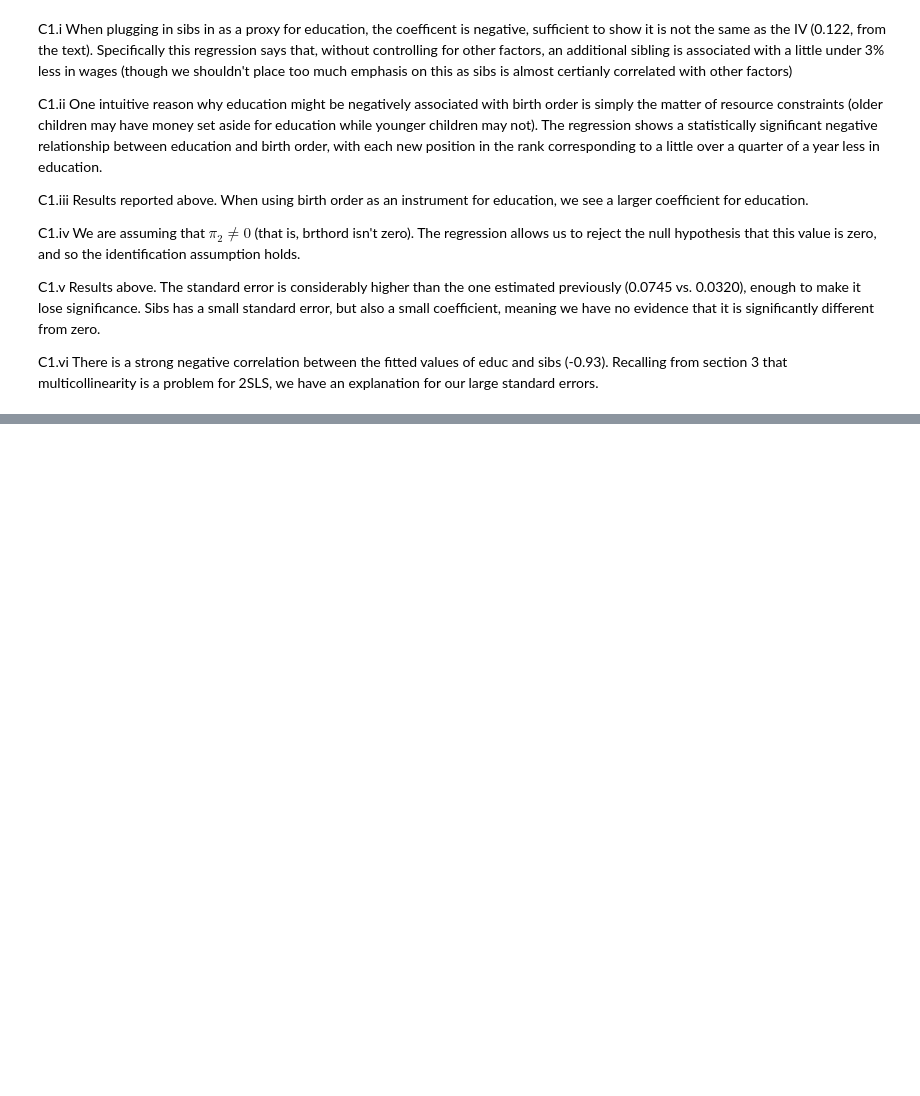
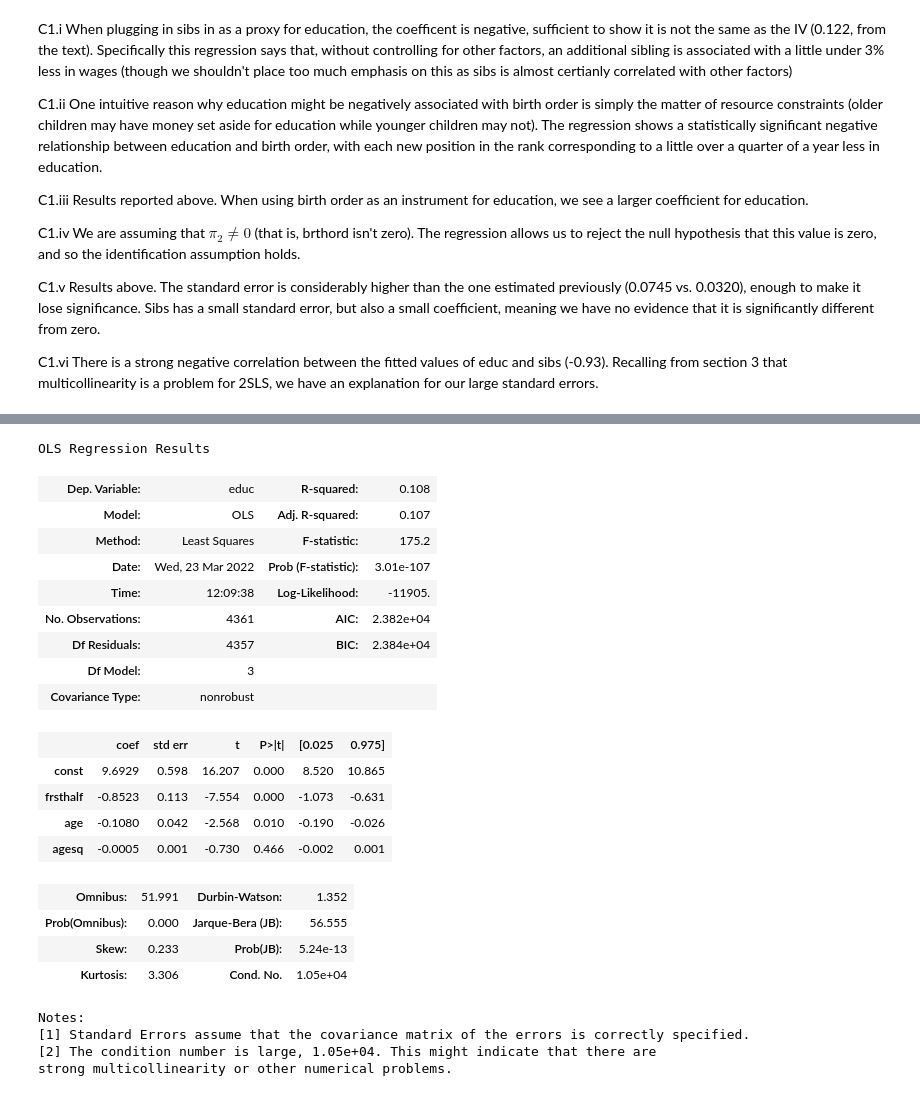
Before and after one commit to systemchalk/wooldridge_workbook, a Jupyter notebook: ch15.ipynb, the cells around one changed output, grey strips where cells are left out. Cells and saved outputs as stored; diff of their text form; code cells hidden in the pictures; blank space fills up the shorter version.

```diff
--- a/ch15.ipynb
+++ b/ch15.ipynb
@@ -145,0 +176,28 @@ C1.vi There is a strong negative correlation between the fitted values of educ a
+# %%
+X = sm.add_constant(fertil2[["frsthalf", "age", "agesq"]])
+model = sm.OLS(fertil2.educ, X, missing="drop").fit()
+model.summary()
+# %% [output]
+OLS Regression Results
+| Dep. Variable: | educ | R-squared: | 0.108 |
+| Model: | OLS | Adj. R-squared: | 0.107 |
+| Method: | Least Squares | F-statistic: | 175.2 |
+| Date: | Wed, 23 Mar 2022 | Prob (F-statistic): | 3.01e-107 |
+| Time: | 12:09:38 | Log-Likelihood: | -11905. |
+| No. Observations: | 4361 | AIC: | 2.382e+04 |
+| Df Residuals: | 4357 | BIC: | 2.384e+04 |
+| Df Model: | 3 |  |  |
+| Covariance Type: | nonrobust |  |  |
+|  | coef | std err | t | P>|t| | [0.025 | 0.975] |
+| const | 9.6929 | 0.598 | 16.207 | 0.000 | 8.520 | 10.865 |
+| frsthalf | -0.8523 | 0.113 | -7.554 | 0.000 | -1.073 | -0.631 |
+| age | -0.1080 | 0.042 | -2.568 | 0.010 | -0.190 | -0.026 |
+| agesq | -0.0005 | 0.001 | -0.730 | 0.466 | -0.002 | 0.001 |
+| Omnibus: | 51.991 | Durbin-Watson: | 1.352 |
+| Prob(Omnibus): | 0.000 | Jarque-Bera (JB): | 56.555 |
+| Skew: | 0.233 | Prob(JB): | 5.24e-13 |
+| Kurtosis: | 3.306 | Cond. No. | 1.05e+04 |
+Notes:
+[1] Standard Errors assume that the covariance matrix of the errors is correctly specified.
+[2] The condition number is large, 1.05e+04. This might indicate that there are
+strong multicollinearity or other numerical problems.
```
Also changed, not shown: parts of 6 cells of this notebook.
